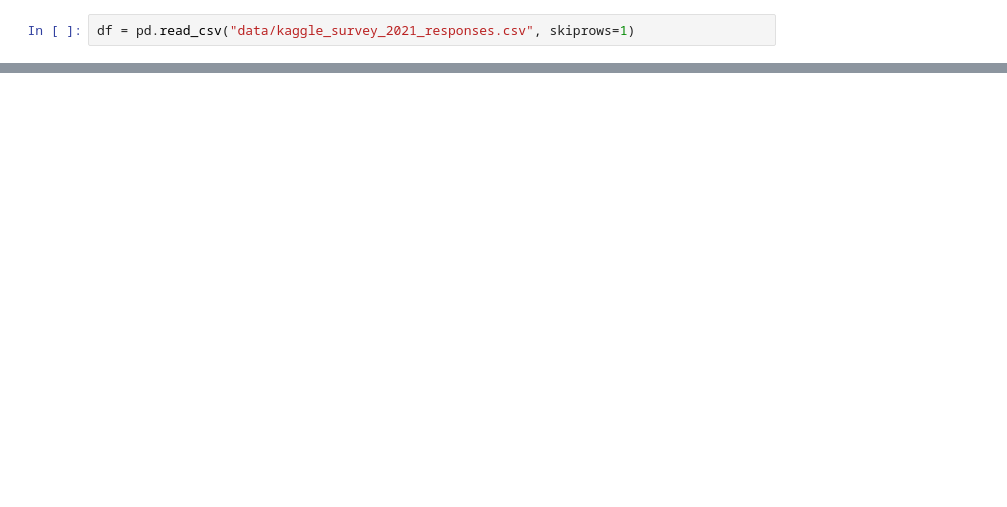
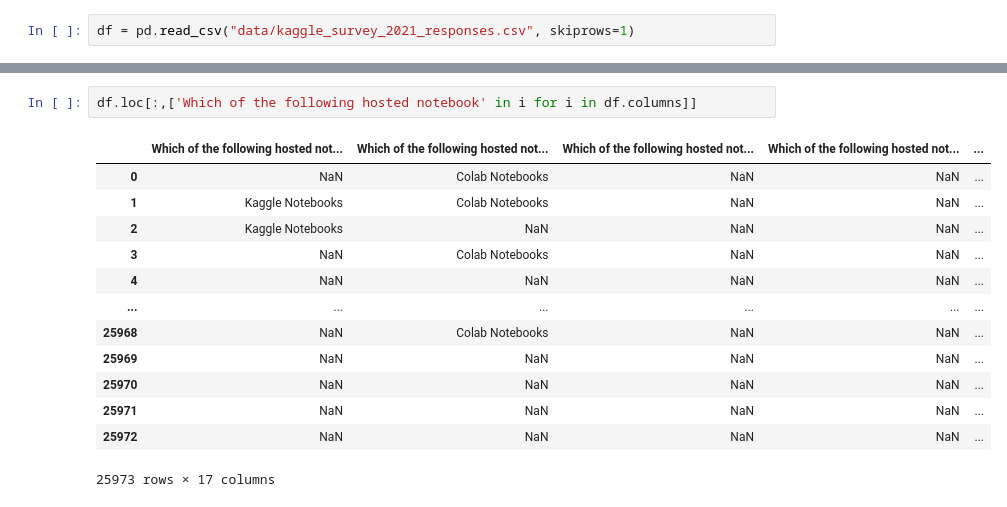
Before and after one commit to minh14496/EDA_kagggle, a Jupyter notebook: eda_kaggle.ipynb, the cells around one changed output, grey strips where cells are left out. Cells and saved outputs as stored; diff of their text form; blank space fills up the shorter version.

```diff
--- a/eda_kaggle.ipynb
+++ b/eda_kaggle.ipynb
@@ -40,0 +95,16 @@ dtype('float64')
+# %%
+df.loc[:,['Which of the following hosted notebook' in i for i in df.columns]]
+# %% [output]
+|  | Which of the following hosted not... | Which of the following hosted not... | Which of the following hosted not... | Which of the following hosted not... | ... |
+| 0 | NaN | Colab Notebooks | NaN | NaN | ... |
+| 1 | Kaggle Notebooks | Colab Notebooks | NaN | NaN | ... |
+| 2 | Kaggle Notebooks | NaN | NaN | NaN | ... |
+| 3 | NaN | Colab Notebooks | NaN | NaN | ... |
+| 4 | NaN | NaN | NaN | NaN | ... |
+| ... | ... | ... | ... | ... | ... |
+| 25968 | NaN | Colab Notebooks | NaN | NaN | ... |
+| 25969 | NaN | NaN | NaN | NaN | ... |
+| 25970 | NaN | NaN | NaN | NaN | ... |
+| 25971 | NaN | NaN | NaN | NaN | ... |
+| 25972 | NaN | NaN | NaN | NaN | ... |
+25973 rows × 17 columns
```
Also changed, not shown: parts of 38 cells of this notebook.
